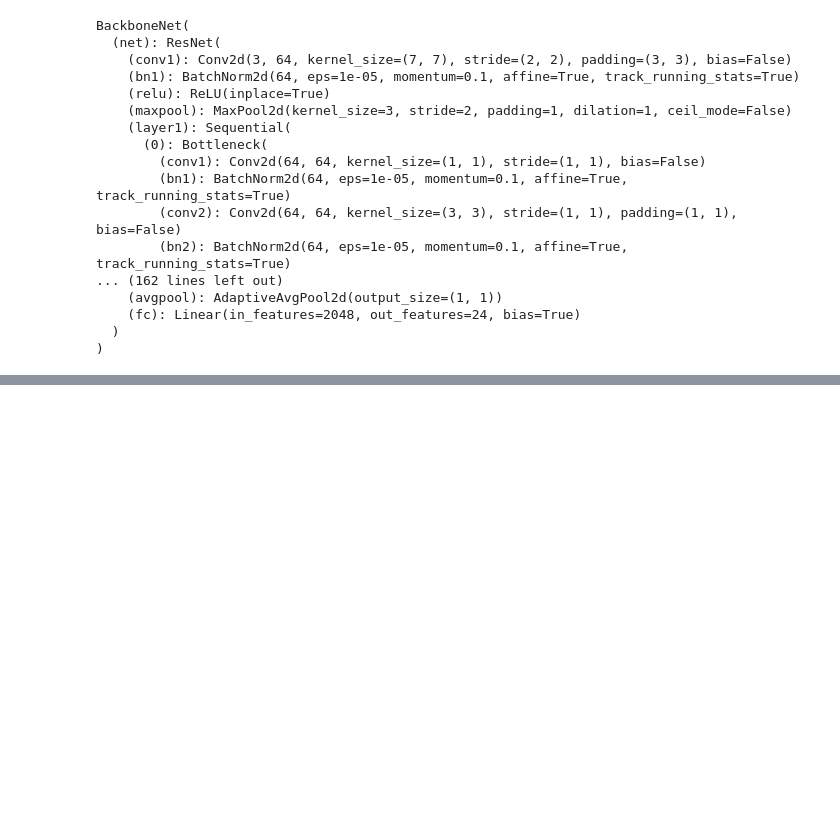
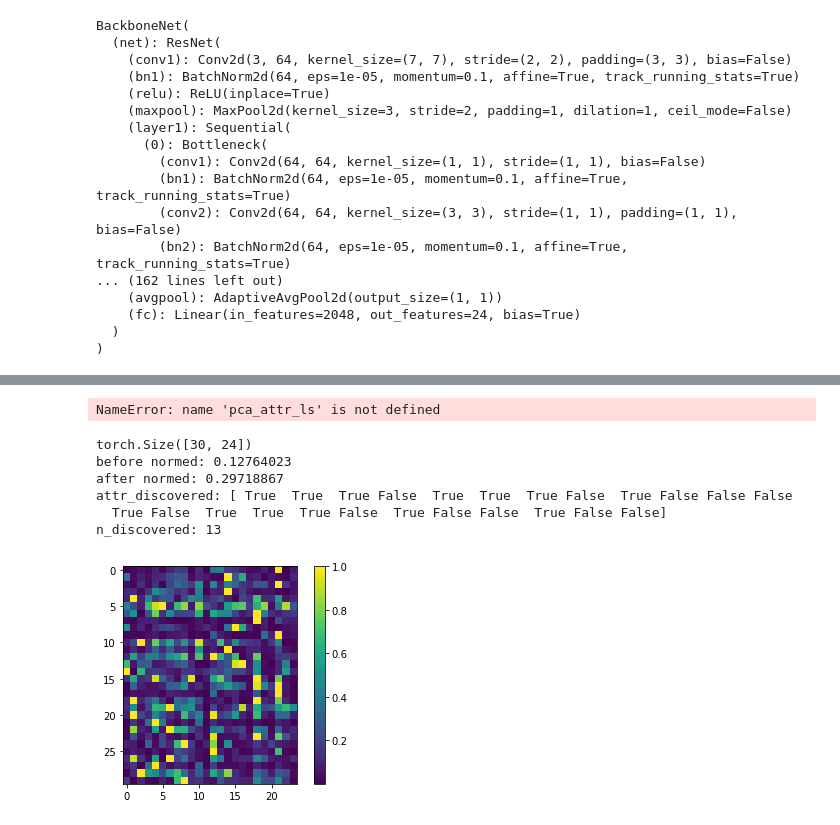
Before and after one commit to zhuxinqimac/stylegan2-ada-pytorch, a Jupyter notebook: eval_nav_nb.ipynb, the cells around one changed output, grey strips where cells are left out. Saved outputs shown, nothing was run; the diff lists cells and outputs as text; code cells hidden in the pictures; blank space fills up the shorter version.

```diff
--- a/eval_nav_nb.ipynb
+++ b/eval_nav_nb.ipynb
@@ -359,0 +372,14 @@ n_discovered: 8
+# %%
+pca_score = summarize(pca_attr_ls, name='pca')
+# %% [output]
+NameError: name 'pca_attr_ls' is not defined
+# %%
+contra2_score = summarize(contra2_attr_ls, name='contra')
+# %% [output]
+torch.Size([30, 24])
+before normed: 0.12764023
+after normed: 0.29718867
+attr_discovered: [ True  True  True False  True  True  True False  True False False False
+  True False  True  True  True False  True False False  True False False]
+n_discovered: 13
+[figure, added]
```
Also changed, not shown: parts of 19 cells of this notebook, 3 other files.
